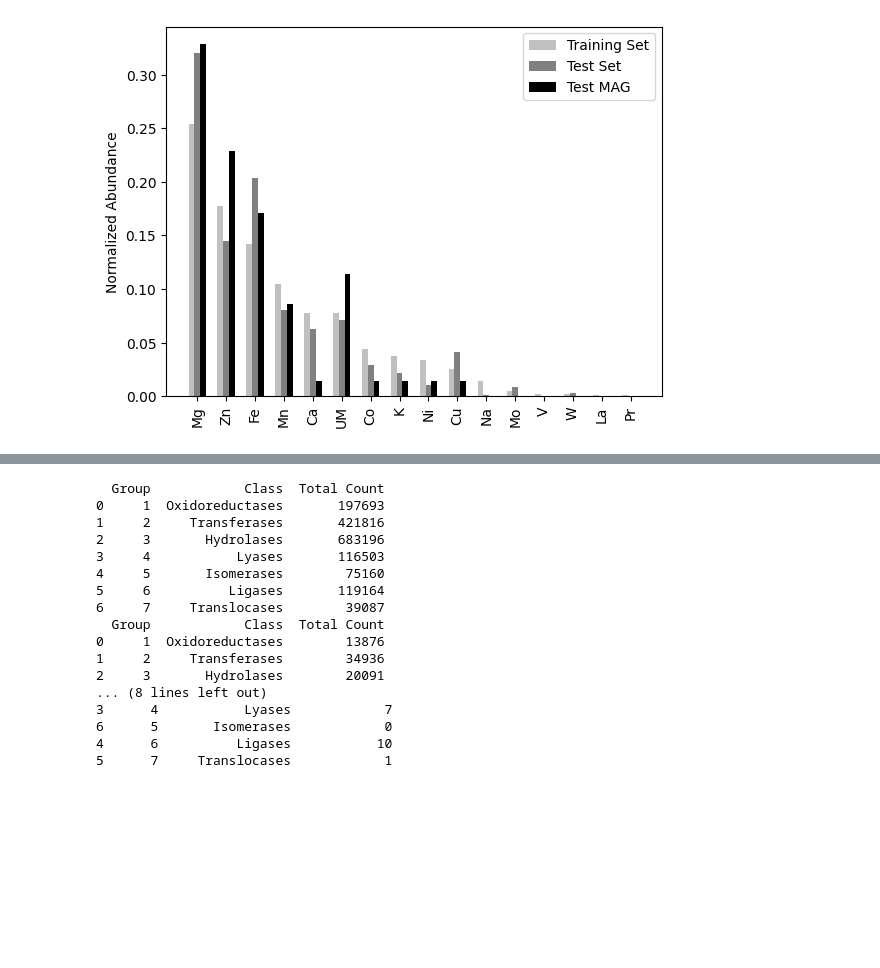
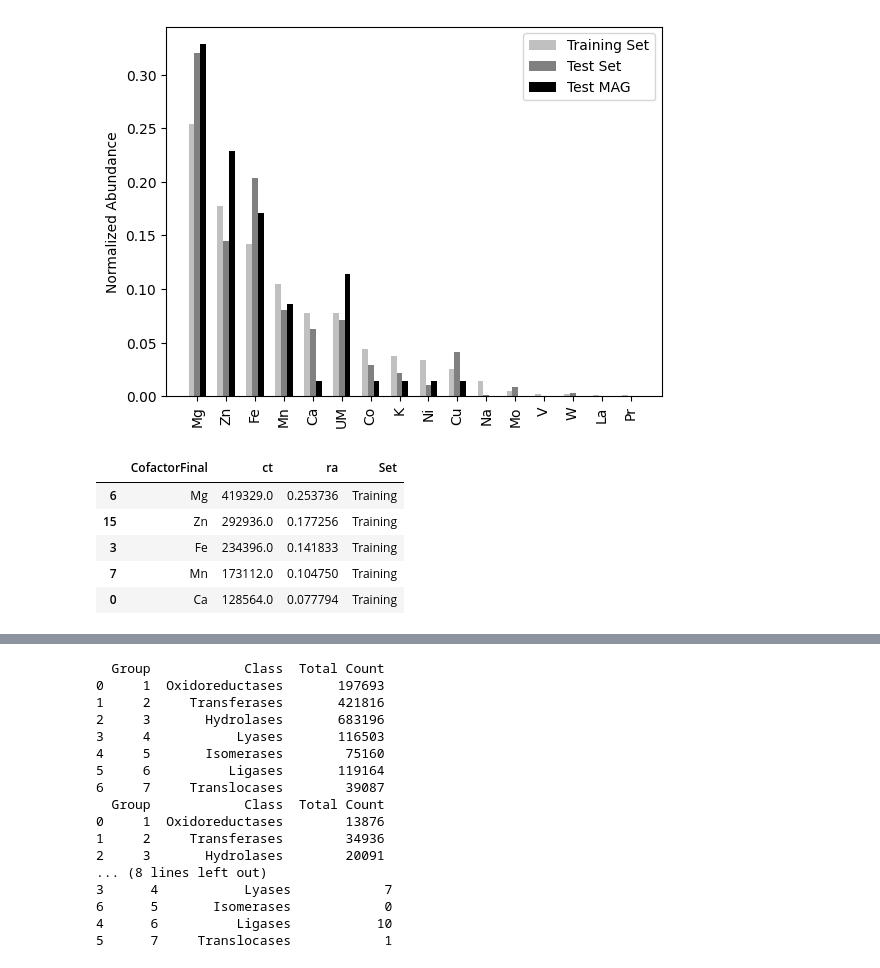
Before and after one commit to giovannellilab/media-prediction, a Jupyter notebook: notebooks/07-Concentration-Mapping.ipynb, the cells around one changed output, grey strips where cells are left out. Drawn from its saved outputs; the diff is of its cells as text; code cells hidden in the pictures; blank space fills up the shorter version.

```diff
--- a/notebooks/07-Concentration-Mapping.ipynb
+++ b/notebooks/07-Concentration-Mapping.ipynb
@@ -774,3 +774,26 @@ plt.gca().set_facecolor('white')
 plt.show()
 # %% [output]
 [figure]
+# %%
+df1 = relabeled_cofactors[["CofactorFinal", "count1", "ratio1"]]
+df2 = relabeled_cofactors[["CofactorFinal", "count2", "ratio2"]]
+df3 = relabeled_cofactors[["CofactorFinal", "count3", "ratio3"]]
+
+df1 = df1.rename(columns={"count1": "ct", "ratio1": "ra"})
+df2 = df2.rename(columns={"count2": "ct", "ratio2": "ra"})
+df3 = df3.rename(columns={"count3": "ct", "ratio3": "ra"})
+
+df1["Set"] = "Training"
+df2["Set"] = "Test"
+df3["Set"] = "MAG"
+
+frames = df1, df2, df3
+df = pd.concat(frames)
+df.head()
+# %% [output]
+|  | CofactorFinal | ct | ra | Set |
+| 6 | Mg | 419329.0 | 0.253736 | Training |
+| 15 | Zn | 292936.0 | 0.177256 | Training |
+| 3 | Fe | 234396.0 | 0.141833 | Training |
+| 7 | Mn | 173112.0 | 0.104750 | Training |
+| 0 | Ca | 128564.0 | 0.077794 | Training |
```
Also changed, not shown: parts of 2 cells of this notebook.
